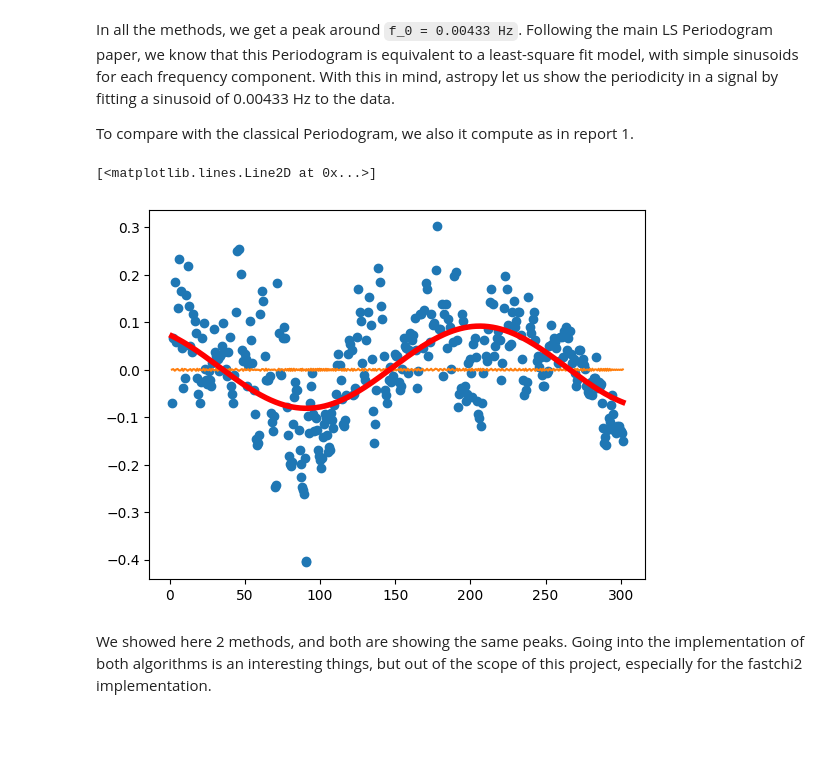
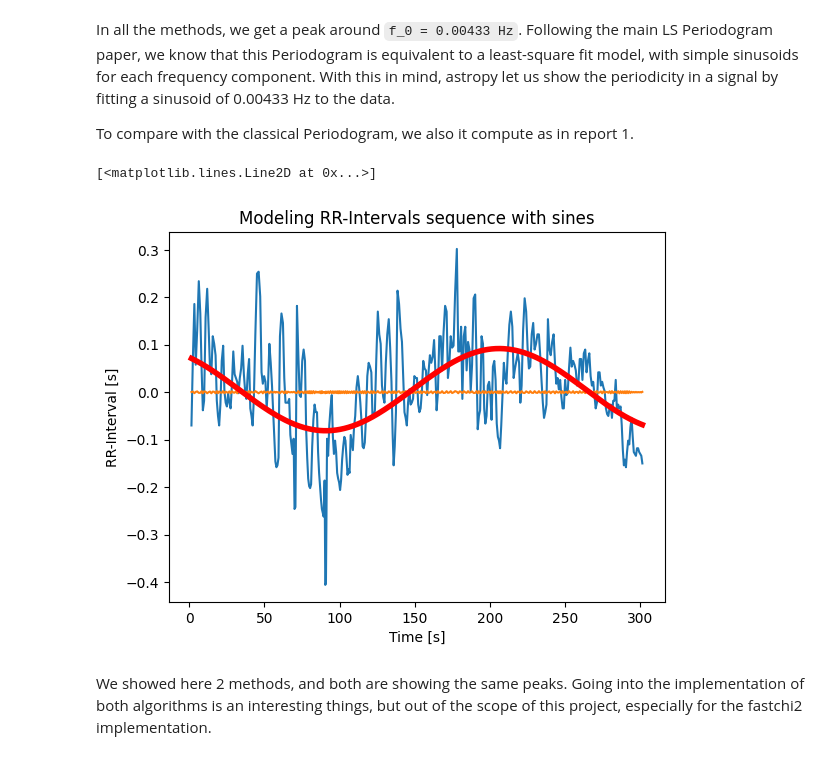
Before and after one commit to RoCKnD79/SSDP-LombScargle, a Jupyter notebook: report_2.ipynb, the cells around one changed output. Cells and saved outputs as stored; diff of their text form; code cells hidden in the pictures; blank space fills up the shorter version.

Commit message:
revert to interpolated plot instead of scatter

```diff
--- a/report_2.ipynb
+++ b/report_2.ipynb
@@ -250,15 +250,19 @@ To compare with the classical Periodogram, we also it compute as in report 1.
 # %%
 freqs , Sper = ssig.periodogram(RR_signal_2, fs=fs_real, return_onesided=True)
 
 y_psd = LombScargle(time_R_peaks_2[1:], RR_signal_2).model(time_R_peaks_2[1:], freqs[np.argmax(Sper)])
 y_ls = LombScargle(time_R_peaks_2[1:], RR_signal_2).model(time_R_peaks_2[1:], frequency_2[np.argmax(power_2)])
 
-plt.plot(time_R_peaks_2[1:], RR_signal_2, linestyle="", marker='o')
+
+plt.xlabel('Time [s]')
+plt.ylabel('RR-Interval [s]')
+plt.title('Modeling RR-Intervals sequence with sines')
+plt.plot(time_R_peaks_2[1:], RR_signal_2)
 plt.plot(time_R_peaks_2[1:], y_psd)
 plt.plot(time_R_peaks_2[1:], y_ls, linewidth=4, color='red')
 # %% [output]
 [<matplotlib.lines.Line2D at 0x...>]
-[figure, old version]
+[figure, new version]
 # %% [markdown]
 We showed here 2 methods, and both are showing the same peaks. Going into the implementation of both algorithms is an interesting things, but out of the scope of this project, especially for the fastchi2 implementation.
 # %% [markdown]
```
